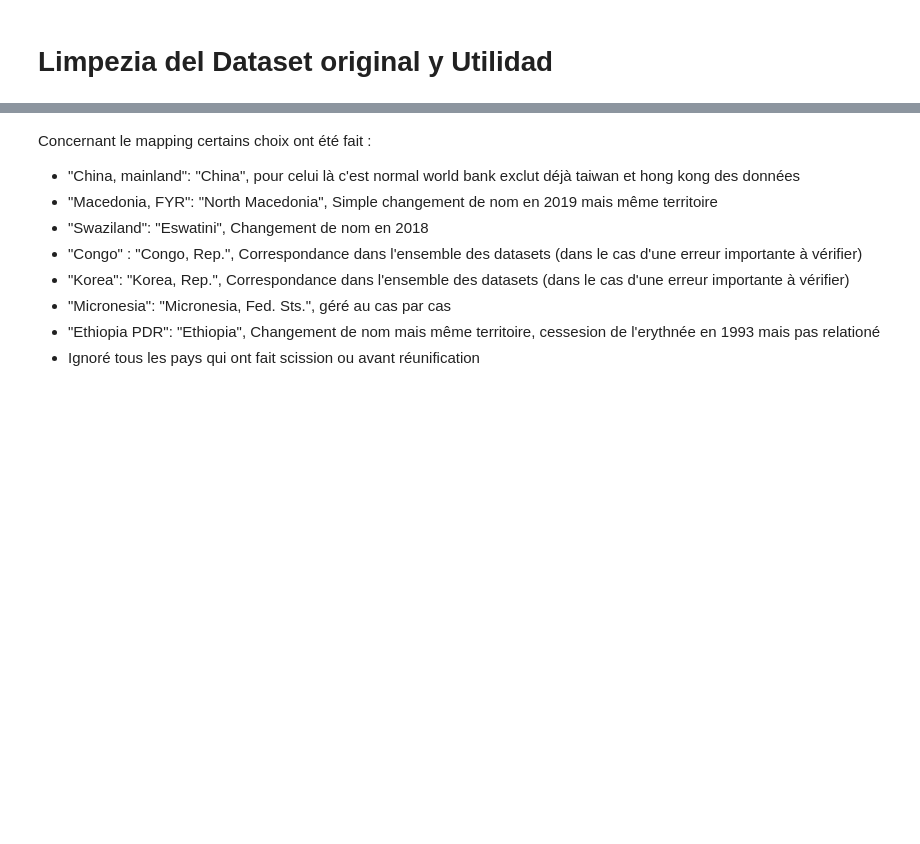
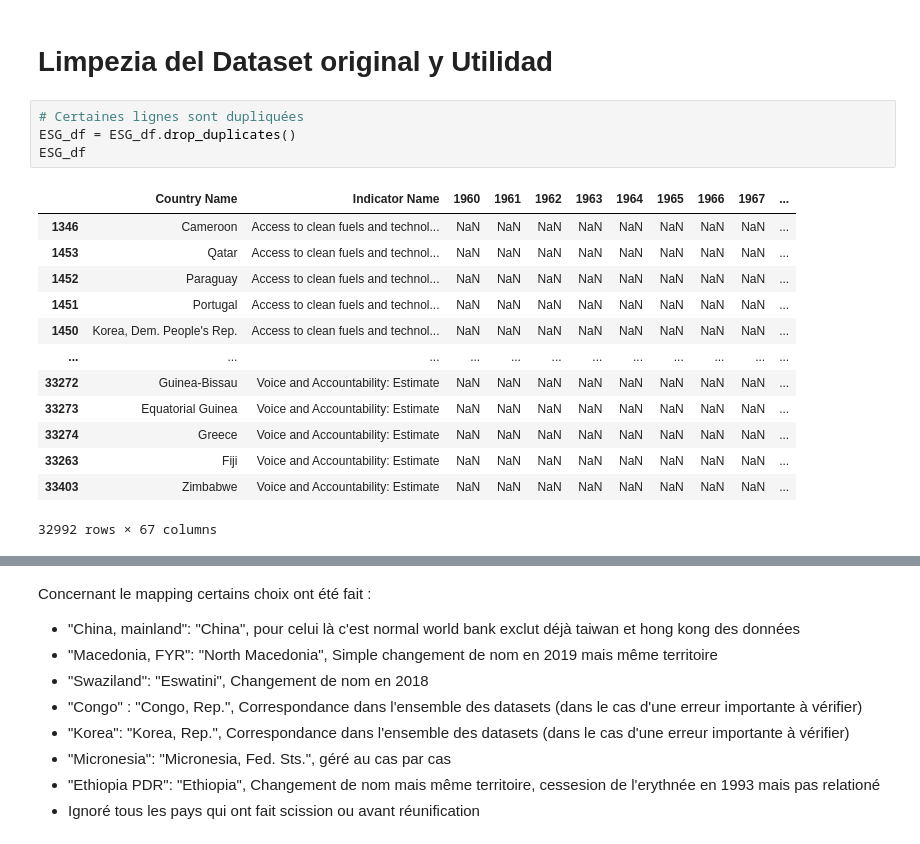
Before and after one commit to Nolhandm/Trabajo-de-Maestria, a Jupyter notebook: Objetivo 1 - Integracion de datos/Integracion_de_datos_Trabajo_de_Maestria.ipynb, the cells around one changed output, grey strips where cells are left out. Cells and saved outputs as stored; diff of their text form; blank space fills up the shorter version.

```diff
--- a/Objetivo 1 - Integracion de datos/Integracion_de_datos_Trabajo_de_Maestria.ipynb
+++ b/Objetivo 1 - Integracion de datos/Integracion_de_datos_Trabajo_de_Maestria.ipynb
@@ -46,2 +45,20 @@ ESG_df
 # %% [markdown]
 # Limpezia del Dataset original y Utilidad
+# %%
+# Certaines lignes sont dupliquées
+ESG_df = ESG_df.drop_duplicates()
+ESG_df
+# %% [output]
+|  | Country Name | Indicator Name | 1960 | 1961 | 1962 | 1963 | 1964 | 1965 | 1966 | 1967 | ... |
+| 1346 | Cameroon | Access to clean fuels and technol... | NaN | NaN | NaN | NaN | NaN | NaN | NaN | NaN | ... |
+| 1453 | Qatar | Access to clean fuels and technol... | NaN | NaN | NaN | NaN | NaN | NaN | NaN | NaN | ... |
+| 1452 | Paraguay | Access to clean fuels and technol... | NaN | NaN | NaN | NaN | NaN | NaN | NaN | NaN | ... |
+| 1451 | Portugal | Access to clean fuels and technol... | NaN | NaN | NaN | NaN | NaN | NaN | NaN | NaN | ... |
+| 1450 | Korea, Dem. People's Rep. | Access to clean fuels and technol... | NaN | NaN | NaN | NaN | NaN | NaN | NaN | NaN | ... |
+| ... | ... | ... | ... | ... | ... | ... | ... | ... | ... | ... | ... |
+| 33272 | Guinea-Bissau | Voice and Accountability: Estimate | NaN | NaN | NaN | NaN | NaN | NaN | NaN | NaN | ... |
+| 33273 | Equatorial Guinea | Voice and Accountability: Estimate | NaN | NaN | NaN | NaN | NaN | NaN | NaN | NaN | ... |
+| 33274 | Greece | Voice and Accountability: Estimate | NaN | NaN | NaN | NaN | NaN | NaN | NaN | NaN | ... |
+| 33263 | Fiji | Voice and Accountability: Estimate | NaN | NaN | NaN | NaN | NaN | NaN | NaN | NaN | ... |
+| 33403 | Zimbabwe | Voice and Accountability: Estimate | NaN | NaN | NaN | NaN | NaN | NaN | NaN | NaN | ... |
+32992 rows × 67 columns
```
Also changed, not shown: parts of 28 cells of this notebook, 1 other file.
